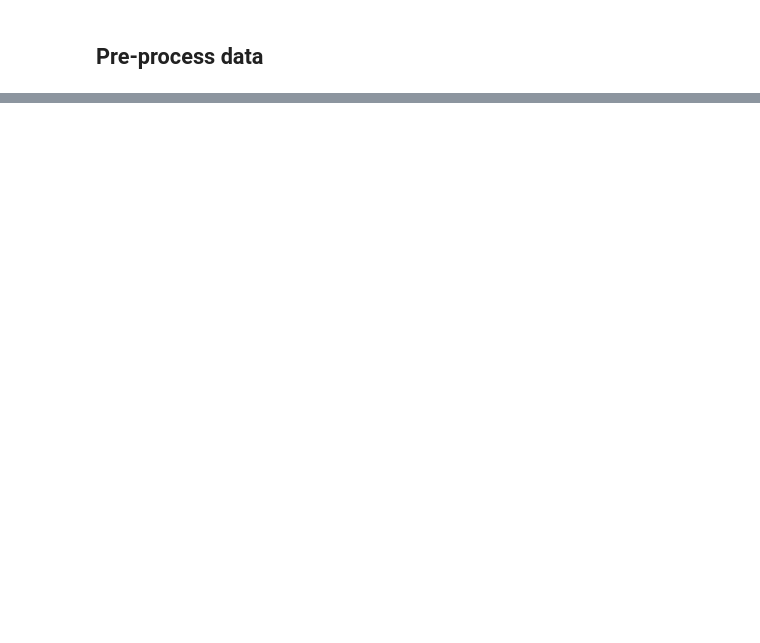
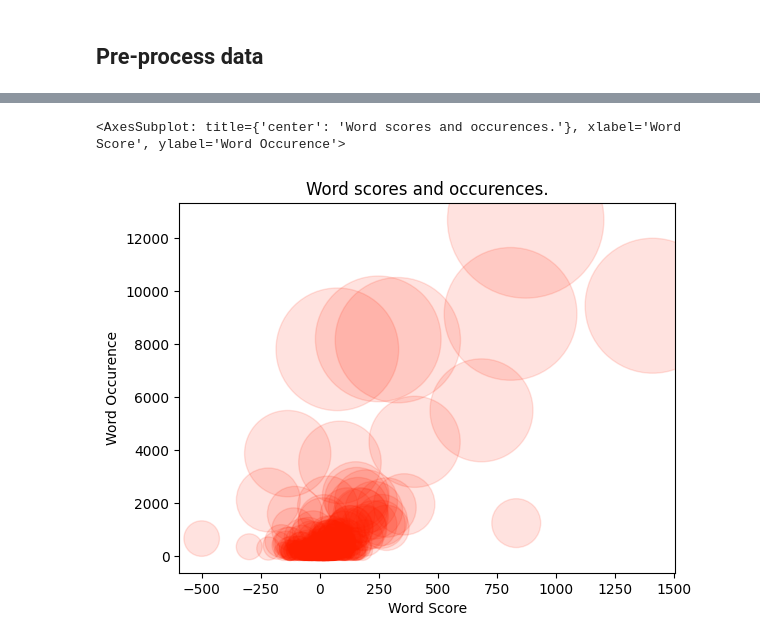
Before and after one commit to nooc/mu22_ml_project, a Jupyter notebook: ml/build_sentiment.ipynb, the cells around one changed output, grey strips where cells are left out. Cells and saved outputs as stored; diff of their text form; code cells hidden in the pictures; blank space fills up the shorter version.

```diff
--- a/ml/build_sentiment.ipynb
+++ b/ml/build_sentiment.ipynb
@@ -79,27 +95,0 @@ def prep_sbhatti(df_src:pd.DataFrame, dst:dict, txt:dict):
-# %%
-# Load data
-for k in SOURCE_DATA:
-    item = SOURCE_DATA[k]
-    if isinstance(item[2],type(None)):
-        item[2] = pd.read_csv(join(*SOURCE_DATA_FOLDER, *item[0]), encoding=item[1])
-
-prep_ankurzing_sent(SOURCE_DATA['ankurzing_sent'][2], WORDS, TEXTS)
-prep_ankurzing_asp(SOURCE_DATA['ankurzing_asp'][2], WORDS, TEXTS)
-prep_sbhatti(SOURCE_DATA['sbhatti'][2], WORDS, TEXTS)
-
-_words = []
-_counts = []
-_scores = []
-for k in WORDS:
-    _words.append(k)
-    _scores.append(WORDS[k].get_score())
-    _counts.append(WORDS[k].get_count())
-df_words = pd.DataFrame({
-    'Word':pd.Series(_words, dtype='str'),
-    'Count':pd.Series(_counts, dtype='int16'),
-    'Score':pd.Series(_scores, dtype='float32')
-})
-
-print(df_words.head())
-print(df_words.shape)
-print(df_words.dtypes)
@@ -118,2 +96,11 @@ dtype: object
+# %%
+# Load and process data sets
+for k in SOURCE_DATA:
+    item = SOURCE_DATA[k]
+    if not item[2]:
+        # Read in as dataframe
+        df = pd.read_csv(join(*SOURCE_DATA_FOLDER, *item[0]), encoding=item[1])
+        # Process
+        PROCESSORS[k](df, WORDS, TEXTS)
 # %% [markdown]
 ## Pre-process data
@@ -119,0 +137,6 @@ dtype: object
+# %%
+# Plot
+df_words.plot(y='Count',x='Score', s='Count', c='#FF1F0020', kind='scatter', xlabel='Word Score', ylabel='Word Occurence', title='Word scores and occurences.')
+# %% [output]
+<AxesSubplot: title={'center': 'Word scores and occurences.'}, xlabel='Word Score', ylabel='Word Occurence'>
+[figure, added]
```
Also changed, not shown: parts of 10 cells of this notebook, 6 other files.
